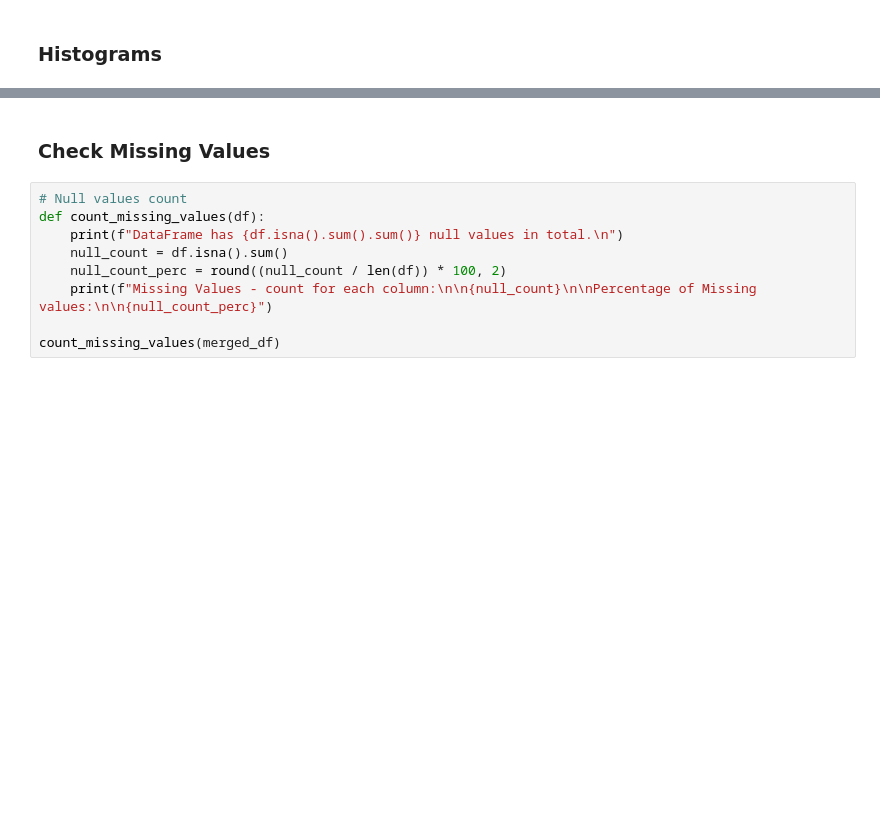
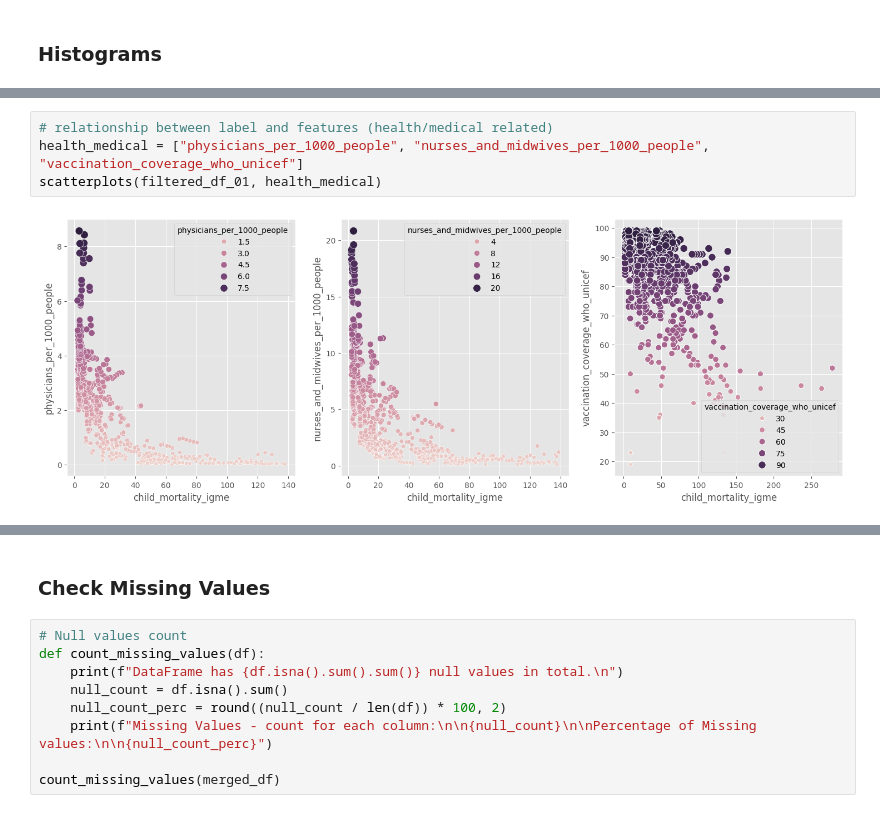
Before and after one commit to HamzahFayad/master_thesis_child_mortality, a Jupyter notebook: 01_notebooks/1_data_exploration.ipynb, the cells around one changed output, grey strips where cells are left out. Cells and saved outputs as stored; diff of their text form; blank space fills up the shorter version.

```diff
--- a/01_notebooks/1_data_exploration.ipynb
+++ b/01_notebooks/1_data_exploration.ipynb
@@ -60,0 +73,6 @@ plt.show()
+# %%
+# relationship between label and features (health/medical related)
+health_medical = ["physicians_per_1000_people", "nurses_and_midwives_per_1000_people", "vaccination_coverage_who_unicef"]
+scatterplots(filtered_df_01, health_medical)
+# %% [output]
+[figure, added]
```
Also changed, not shown: parts of 8 cells of this notebook, 1 other file.
